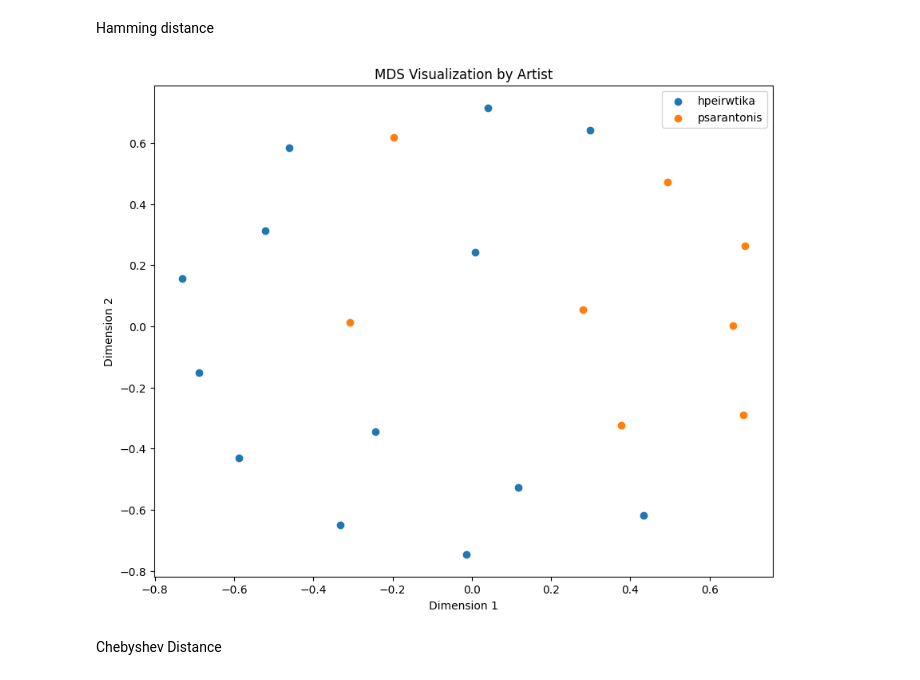
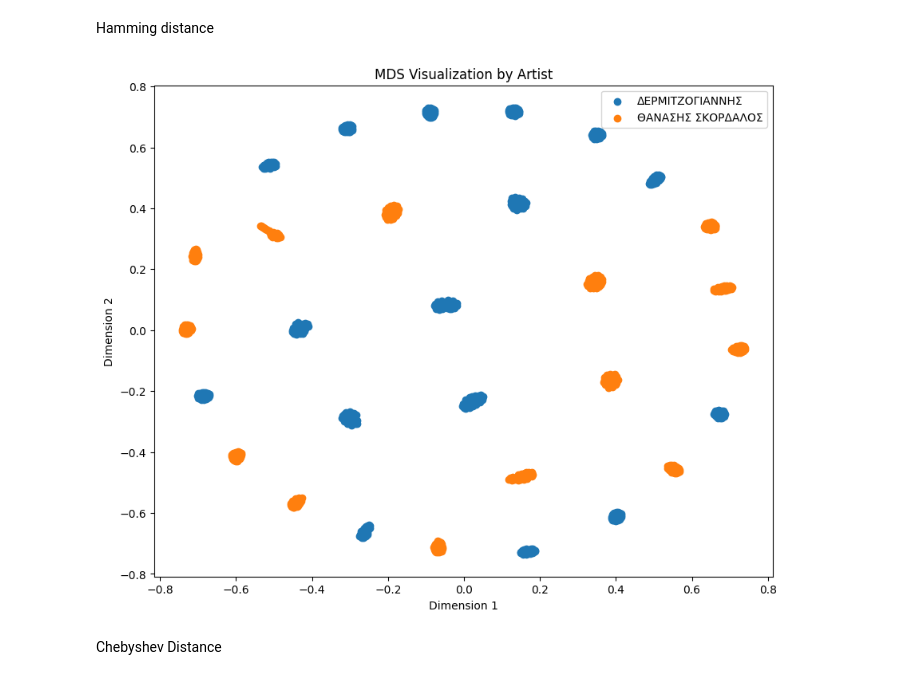
Before and after one commit to DimitrisDalis1/NTALIS-DIMITRIOS-THESIS-on-music-data-analysis, a Jupyter notebook: SCRIPTS/MDS-audio_analysis.ipynb, the cells around one changed output. Saved outputs shown, nothing was run; the diff lists cells and outputs as text; code cells hidden in the pictures.

```diff
--- a/SCRIPTS/MDS-audio_analysis.ipynb
+++ b/SCRIPTS/MDS-audio_analysis.ipynb
@@ -11,11 +11,13 @@ from sklearn.metrics.pairwise import cosine_distances
 from scipy.spatial.distance import jensenshannon
 # %%
 #Load data
-data = pd.read_csv('results_features.csv')
+data = pd.read_csv('extracted_data.csv')
 
-numerical_data = data.iloc[:, :-1]
+# Separate numerical data: from the beginning to the 4th column before the end
+numerical_data = data.iloc[:, :-4]
 
-artist_category = data.iloc[:, -1]
+# Separate artist category: the 3rd column from the end
+artist_category = data.iloc[:, -3]
 
 X = data.values
 
@@ -44,11 +46,13 @@ plt.show()
 Cosine Distance
 # %%
 #Load data
-data = pd.read_csv('results_features.csv')
+data = pd.read_csv('extracted_data.csv')
 
-numerical_data = data.iloc[:, :-1]
+# Separate numerical data: from the beginning to the 4th column before the end
+numerical_data = data.iloc[:, :-4]
 
-artist_category = data.iloc[:, -1]
+# Separate artist category: the 3rd column from the end
+artist_category = data.iloc[:, -3]
 
 X = data.values
 
@@ -78,37 +82,39 @@ Hamming distance
 # %%
 
 #Load data
-data = pd.read_csv('results_features.csv')
+data = pd.read_csv('extracted_data.csv')
 
-numerical_data = data.iloc[:, :-1]
+# Separate numerical data: from the beginning to the 4th column before the end
+numerical_data = data.iloc[:, :-4]
 
-artist_category = data.iloc[:, -1]
+# Separate artist category: the 3rd column from the end
+artist_category = data.iloc[:, -3]
 
 X = data.values
 
 distance_matrix = cdist(numerical_data.values, numerical_data.values, metric='hamming')
 
 
 
 mds = MDS(n_components= 2, random_state=0, dissimilarity='precomputed')
 X_2d = mds.fit_transform(distance_matrix)
 
 unique_artists = artist_category.unique()
 color_map = {artist: plt.cm.tab10(i) for i, artist in enumerate(unique_artists)}
 
 # Plot the data with different colors for each artist
 plt.figure(figsize=(10, 8))
 for artist in unique_artists:
     artist_data = X_2d[artist_category == artist]
     plt.scatter(artist_data[:, 0], artist_data[:, 1], color=color_map[artist], label=artist)
 
 plt.xlabel('Dimension 1')
 plt.ylabel('Dimension 2')
 plt.title('MDS Visualization by Artist')
 plt.legend()
 plt.show()
 # %% [output]
-[figure, old version]
+[figure, new version]
 # %% [markdown]
 Chebyshev Distance
 # %%
```
Also changed, not shown: parts of 5 cells of this notebook.
